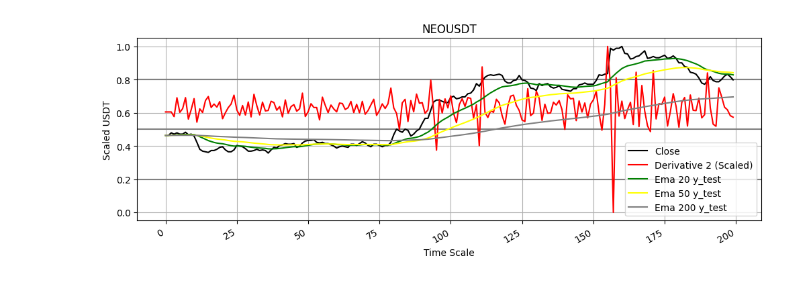
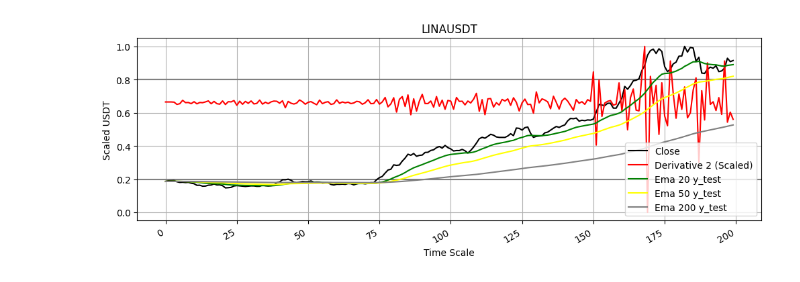
Before and after one commit to luisgomezzz/luchocrypto, a Jupyter notebook: predictor/NOTEBOOK.ipynb, the cells around one changed output. Cells and saved outputs as stored; diff of their text form; code cells hidden in the pictures.

```diff
--- a/predictor/NOTEBOOK.ipynb
+++ b/predictor/NOTEBOOK.ipynb
@@ -9,7 +9,7 @@ from sklearn.preprocessing import MinMaxScaler
 import constantes as cons
 import keras
 
-symbol =  str.upper('neo'+'USDT')
+symbol =  str.upper('lina'+'USDT')
 client = cons.client
 
 # esta funcion solo la uso en el notebook ya que en el programa se hace con pandas_ta
@@ -128 +128 @@ plt.show()
-[figure, old version]
+[figure, new version]
```
Also changed, not shown: parts of 1 cell of this notebook.
